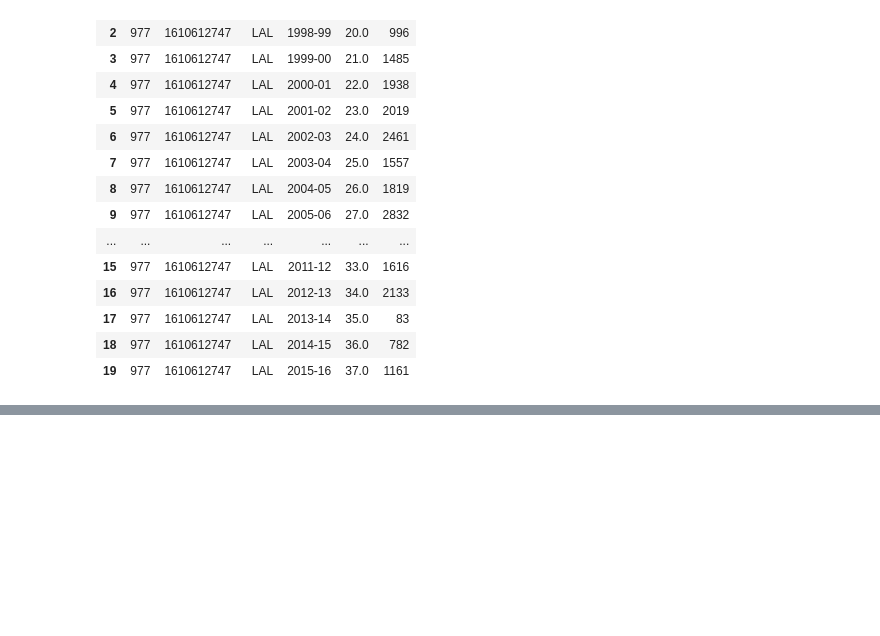
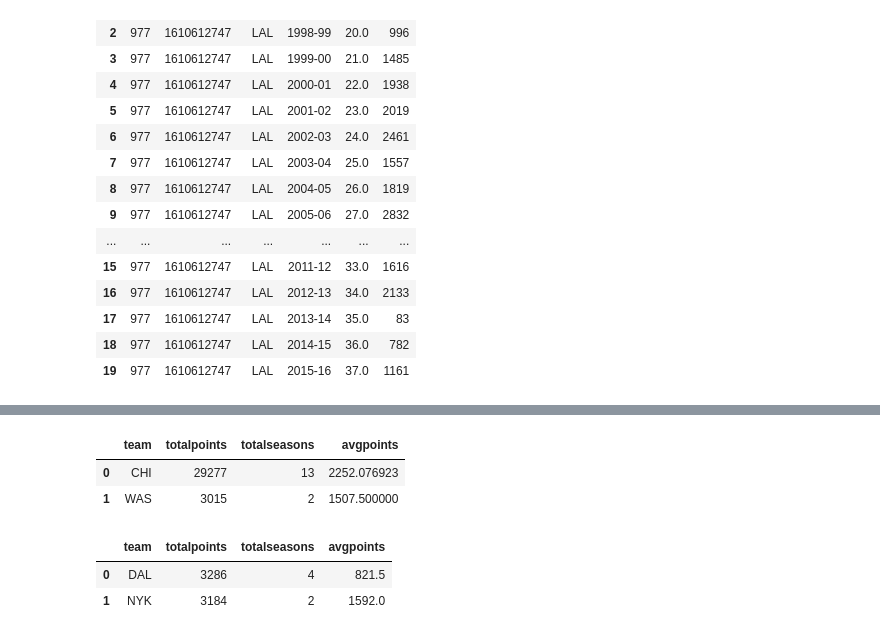
Before and after one commit to PranavMunigala/python-learning, a Jupyter notebook: 02_basketball.ipynb, the cells around one changed output, grey strips where cells are left out. Saved outputs shown, nothing was run; the diff lists cells and outputs as text; code cells hidden in the pictures; blank space fills up the shorter version.

```diff
--- a/02_basketball.ipynb
+++ b/02_basketball.ipynb
@@ -170,0 +276,14 @@ pd.DataFrame([t.__dict__ for t in kobystats ])
+# %%
+jordonSummary=playerSummary(jordan.id)
+pd.DataFrame([t.__dict__ for t in jordonSummary.values()])
+# %% [output]
+|  | team | totalpoints | totalseasons | avgpoints |
+| 0 | CHI | 29277 | 13 | 2252.076923 |
+| 1 | WAS | 3015 | 2 | 1507.500000 |
+# %%
+jalenSummary=playerSummary(jalen.id)
+pd.DataFrame([t.__dict__ for t in jalenSummary.values()])
+# %% [output]
+|  | team | totalpoints | totalseasons | avgpoints |
+| 0 | DAL | 3286 | 4 | 821.5 |
+| 1 | NYK | 3184 | 2 | 1592.0 |
```
Also changed, not shown: parts of 9 cells of this notebook.
